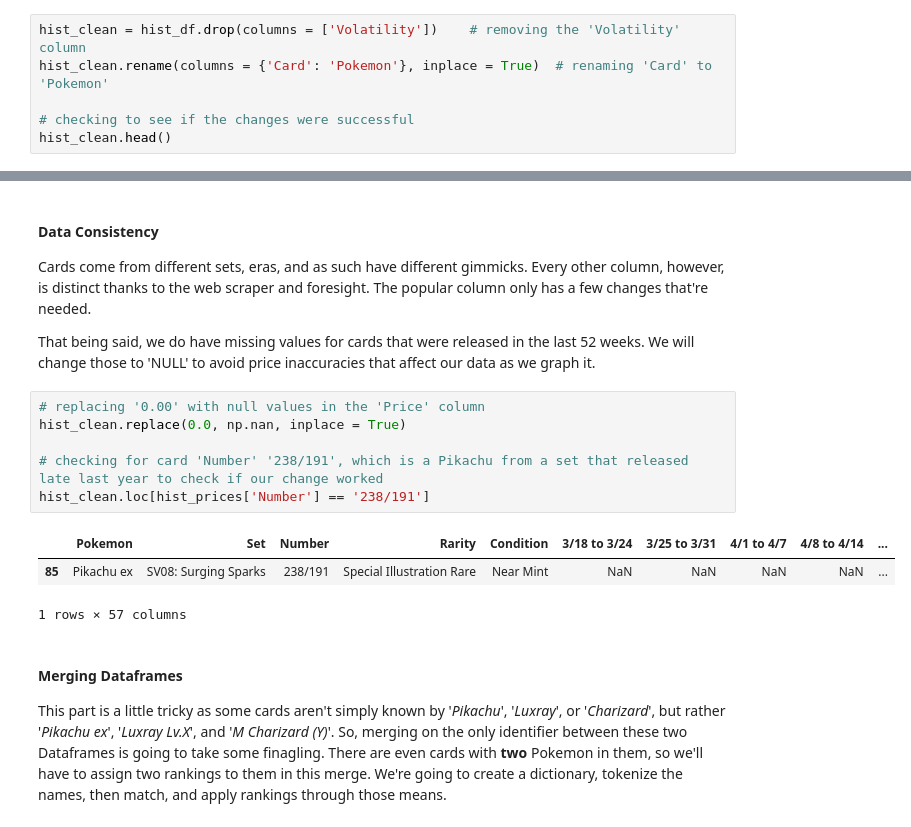
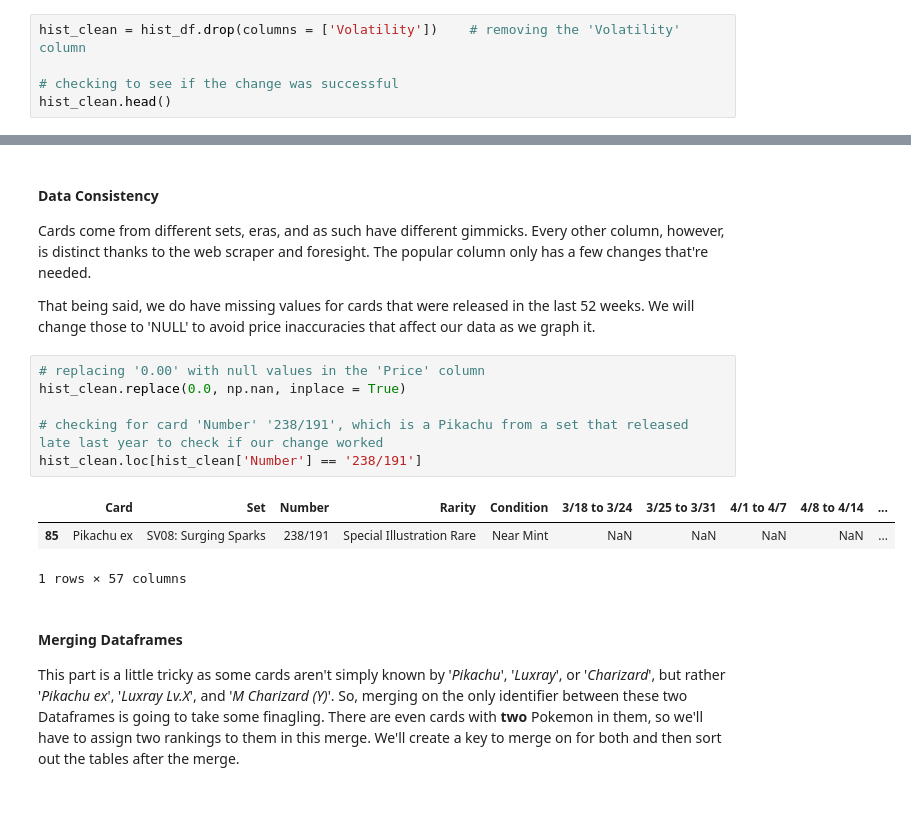
Before and after one commit to jared-joering/pokemon_tcg_projects, a Jupyter notebook: price-history-pokemon-cards.ipynb, the cells around one changed output, grey strips where cells are left out. Cells and saved outputs as stored; diff of their text form.

```diff
--- a/price-history-pokemon-cards.ipynb
+++ b/price-history-pokemon-cards.ipynb
@@ -101,8 +101,7 @@ Index(['Pokemon', 'Number of votes', 'Rank'], dtype='object')
 General upkeep and renaming to prepare for a more seamless merger...
 # %%
 hist_clean = hist_df.drop(columns = ['Volatility'])    # removing the 'Volatility' column
-hist_clean.rename(columns = {'Card': 'Pokemon'}, inplace = True)  # renaming 'Card' to 'Pokemon'
 
-# checking to see if the changes were successful
+# checking to see if the change was successful
 hist_clean.head()
 # %% [output]
@@ -152,14 +151,14 @@ That being said, we do have missing values for cards that were released in the l
 # %%
 # replacing '0.00' with null values in the 'Price' column
 hist_clean.replace(0.0, np.nan, inplace = True)
 
 # checking for card 'Number' '238/191', which is a Pikachu from a set that released late last year to check if our change worked
-hist_clean.loc[hist_prices['Number'] == '238/191']
+hist_clean.loc[hist_clean['Number'] == '238/191']
 # %% [output]
-|  | Pokemon | Set | Number | Rarity | Condition | 3/18 to 3/24 | 3/25 to 3/31 | 4/1 to 4/7 | 4/8 to 4/14 | ... |
+|  | Card | Set | Number | Rarity | Condition | 3/18 to 3/24 | 3/25 to 3/31 | 4/1 to 4/7 | 4/8 to 4/14 | ... |
 | 85 | Pikachu ex | SV08: Surging Sparks | 238/191 | Special Illustration Rare | Near Mint | NaN | NaN | NaN | NaN | ... |
 1 rows × 57 columns
 # %% [markdown]
 #### Merging Dataframes
 
-This part is a little tricky as some cards aren't simply known by '*Pikachu*', '*Luxray*', or '*Charizard*', but rather '*Pikachu ex*', '*Luxray Lv.X*', and '*M Charizard (Y)*'.  So, merging on the only identifier between these two Dataframes is going to take some finagling.  There are even cards with **two** Pokemon in them, so we'll have to assign two rankings to them in this merge.  We're going to create a dictionary, tokenize the names, then match, and apply rankings through those means.
+This part is a little tricky as some cards aren't simply known by '*Pikachu*', '*Luxray*', or '*Charizard*', but rather '*Pikachu ex*', '*Luxray Lv.X*', and '*M Charizard (Y)*'.  So, merging on the only identifier between these two Dataframes is going to take some finagling.  There are even cards with **two** Pokemon in them, so we'll have to assign two rankings to them in this merge.  We'll create a key to merge on for both and then sort out the tables after the merge.
```
Also changed, not shown: parts of 8 cells of this notebook.
